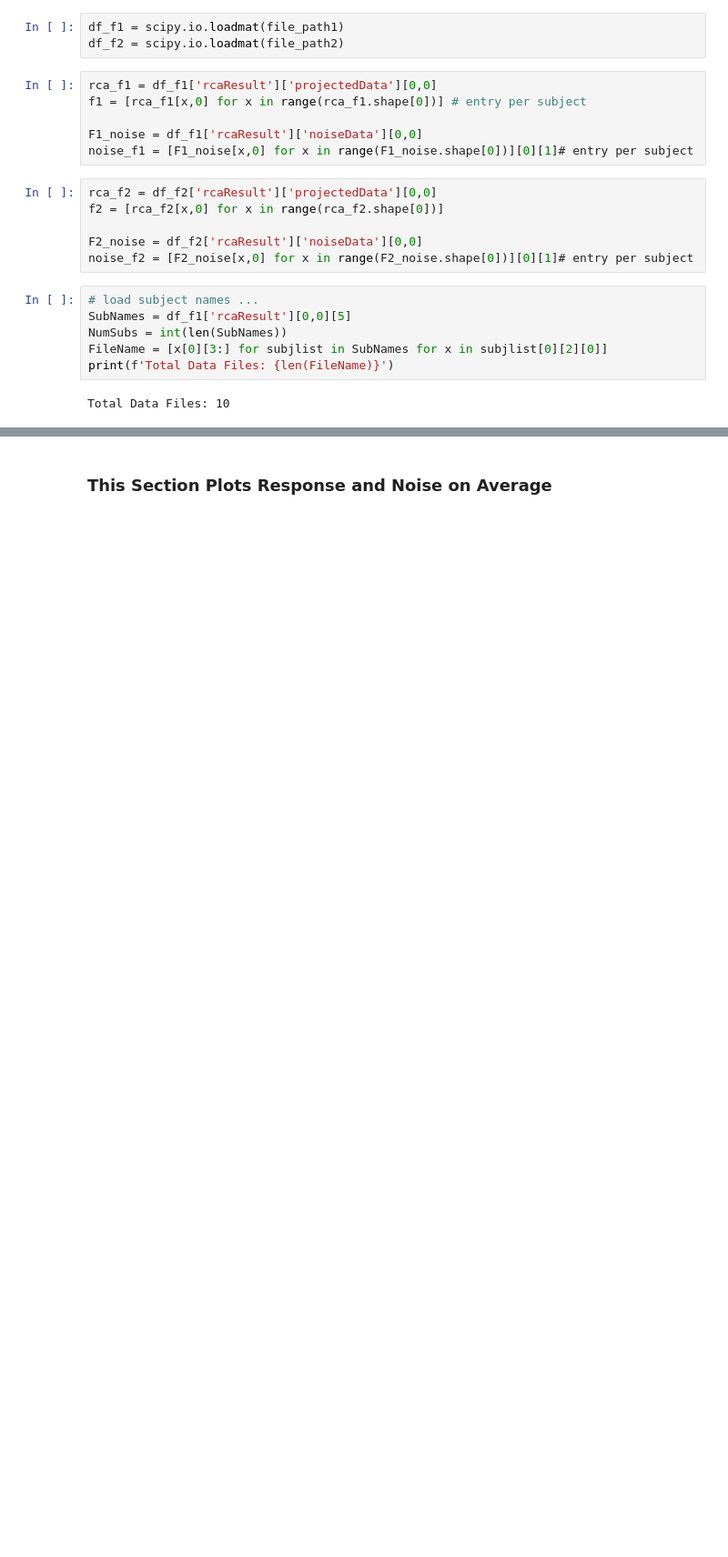
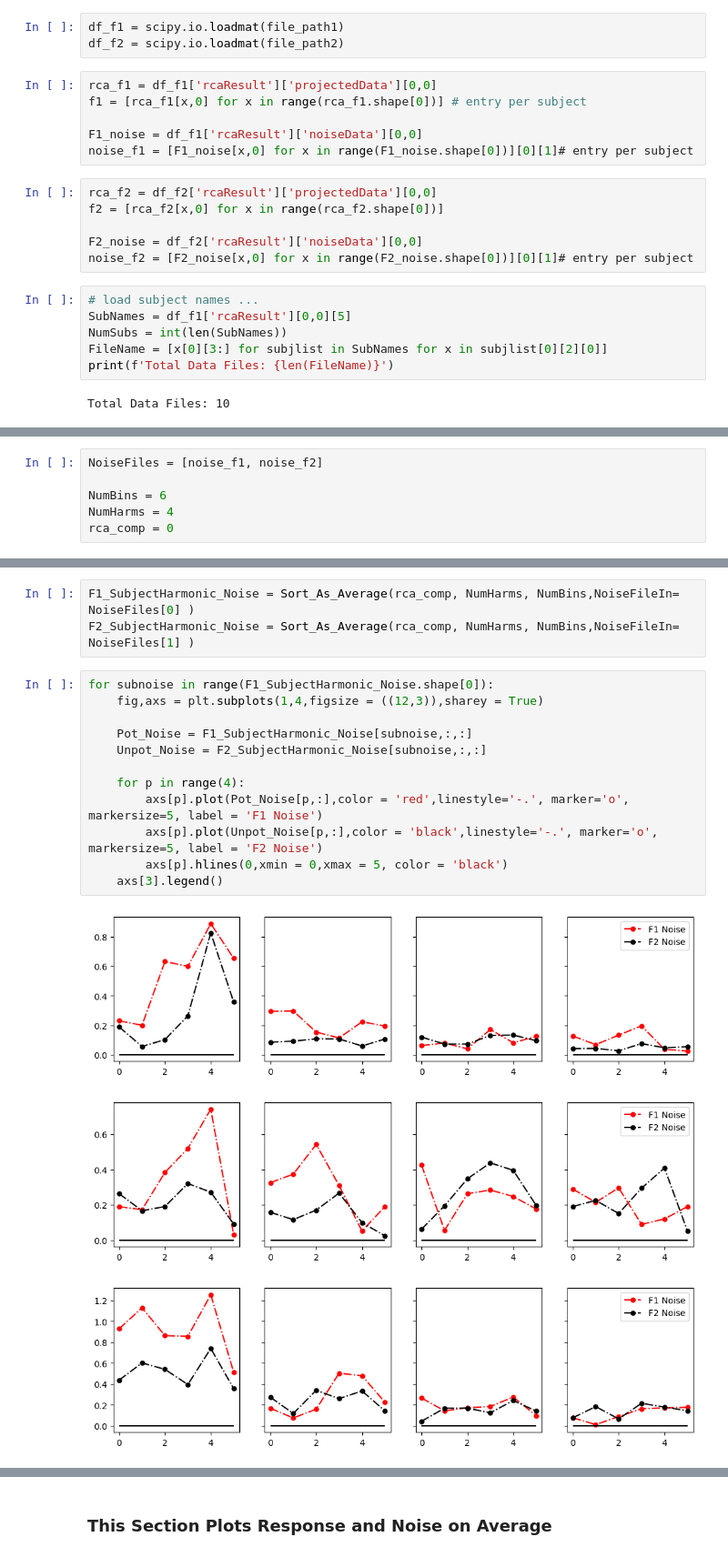
Before and after one commit to PatriciaNL/LTP_analysis, a Jupyter notebook: PythonScripts/ProcessingPipeline/RCAScripts/Process_LTP_Noise.ipynb, the cells around one changed output, grey strips where cells are left out. Shown at 91% size. Drawn from its saved outputs; the diff is of its cells as text; blank space fills up the shorter version.

```diff
--- a/PythonScripts/ProcessingPipeline/RCAScripts/Process_LTP_Noise.ipynb
+++ b/PythonScripts/ProcessingPipeline/RCAScripts/Process_LTP_Noise.ipynb
@@ -62,0 +73,6 @@ Total Data Files: 10
+# %%
+NoiseFiles = [noise_f1, noise_f2]
+
+NumBins = 6
+NumHarms = 4
+rca_comp = 0
@@ -62,0 +111,19 @@ Total Data Files: 10
+# %%
+F1_SubjectHarmonic_Noise = Sort_As_Average(rca_comp, NumHarms, NumBins,NoiseFileIn= NoiseFiles[0] )
+F2_SubjectHarmonic_Noise = Sort_As_Average(rca_comp, NumHarms, NumBins,NoiseFileIn= NoiseFiles[1] )
+# %%
+for subnoise in range(F1_SubjectHarmonic_Noise.shape[0]):
+    fig,axs = plt.subplots(1,4,figsize = ((12,3)),sharey = True)
+
+    Pot_Noise = F1_SubjectHarmonic_Noise[subnoise,:,:]
+    Unpot_Noise = F2_SubjectHarmonic_Noise[subnoise,:,:]
+
+    for p in range(4):
+        axs[p].plot(Pot_Noise[p,:],color = 'red',linestyle='-.', marker='o', markersize=5, label = 'F1 Noise')
+        axs[p].plot(Unpot_Noise[p,:],color = 'black',linestyle='-.', marker='o', markersize=5, label = 'F2 Noise')
+        axs[p].hlines(0,xmin = 0,xmax = 5, color = 'black')
+    axs[3].legend()
+# %% [output]
+[figure, added]
+[figure, added]
+[figure, added]
```
Also changed, not shown: parts of 13 cells of this notebook.
